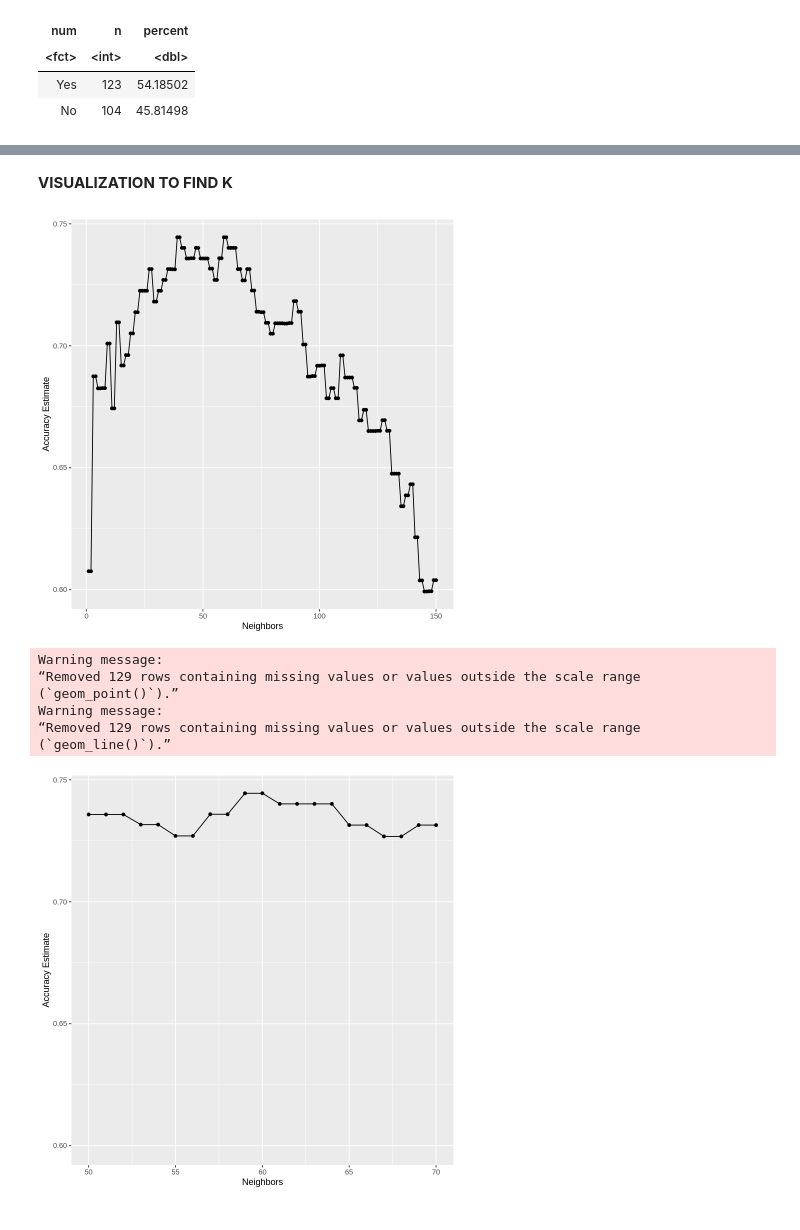
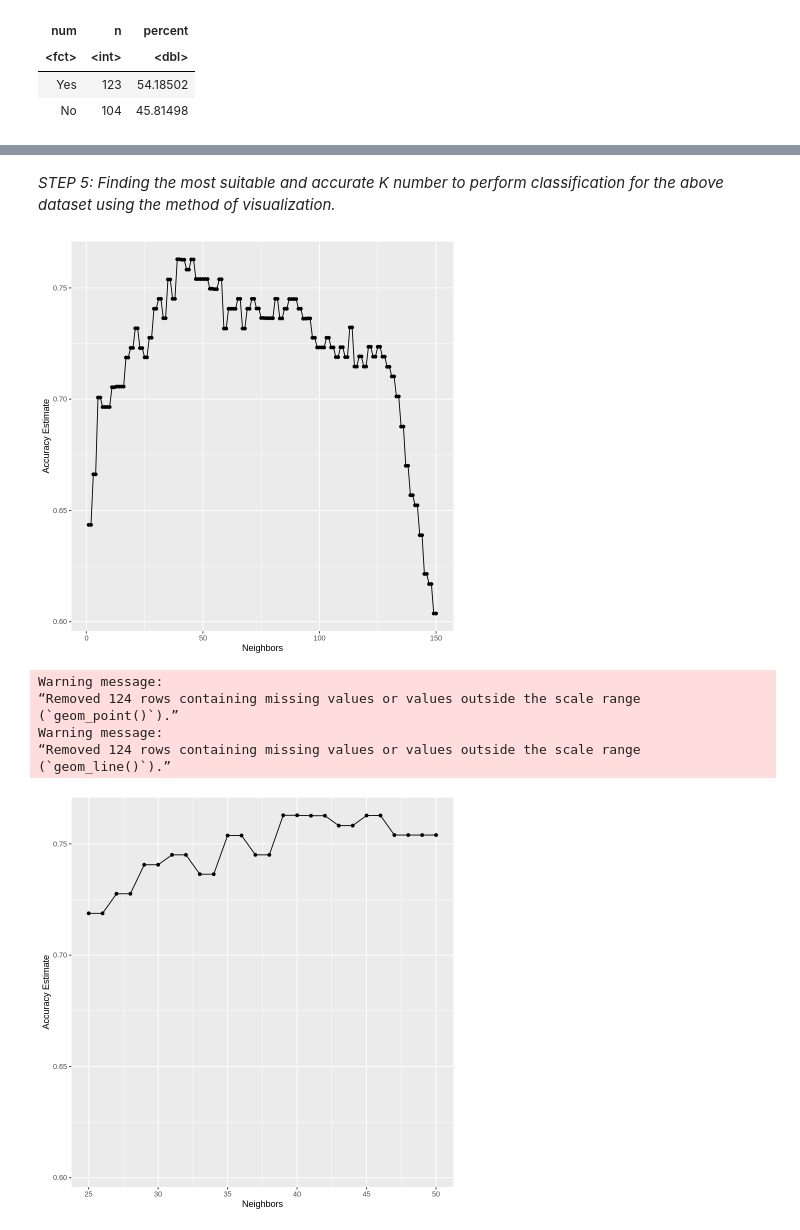
Before and after one commit to pepperlee14/dsci100_project, a Jupyter notebook: project.ipynb, the cells around one changed output, grey strips where cells are left out. Cells and saved outputs as stored; diff of their text form; code cells hidden in the pictures.

```diff
--- a/project.ipynb
+++ b/project.ipynb
@@ -139,46 +175,48 @@ A tibble: 227 × 5
 # %% [markdown]
-**VISUALIZATION TO FIND K**
+*STEP 5: Finding the most suitable and accurate K number to perform classification for the above dataset using the method of visualization.*
 # %%
+set.seed(100)
+
 clevelandhd_recipe <- recipe(num ~ trestbps + chol + thalach + oldpeak, data = clevelandhd_training) |>
     step_scale(all_predictors()) |>
     step_center(all_predictors())
 
 knn_tune <- nearest_neighbor(weight_func = "rectangular", neighbors = tune()) |>
     set_engine("kknn") |>
     set_mode("classification")
 
 clevelandhd_vfold <- vfold_cv(clevelandhd_training, v = 5, strata = num)
 
 k_vals <- tibble(neighbors = seq(from = 1, to = 150))
 
 clevelandhd_tuning_result <- workflow() |>
-    add_recipe(cleveland_recipe) |>
+    add_recipe(clevelandhd_recipe) |>
     add_model(knn_tune) |>
     tune_grid(resamples = clevelandhd_vfold, grid = k_vals) |>
     collect_metrics()
 
 accuracies <- clevelandhd_tuning_result |>
     filter(.metric == "accuracy")
 
 accuracy_vs_k <- ggplot(accuracies, aes(x = neighbors, y = mean)) +
                              geom_point() +
                              geom_line() +
                              labs(x = "Neighbors", y = "Accuracy Estimate")
 accuracy_vs_k
 # %% [output]
-[figure, old version]
+[figure, new version]
 # %%
 accuracy_vs_k_plot <- ggplot(accuracies, aes(x = neighbors, y = mean)) +
                              geom_point() +
                              geom_line() +
                              labs(x = "Neighbors", y = "Accuracy Estimate") +
-                            xlim(50,70)
+                            xlim(25,50)
 accuracy_vs_k_plot
 # %% [output]
 Warning message:
-“Removed 129 rows containing missing values or values outside the scale range
+“Removed 124 rows containing missing values or values outside the scale range
 (`geom_point()`).”
 Warning message:
-“Removed 129 rows containing missing values or values outside the scale range
+“Removed 124 rows containing missing values or values outside the scale range
 (`geom_line()`).”
-[figure, old version]
+[figure, new version]
```
Also changed, not shown: parts of 22 cells of this notebook.
